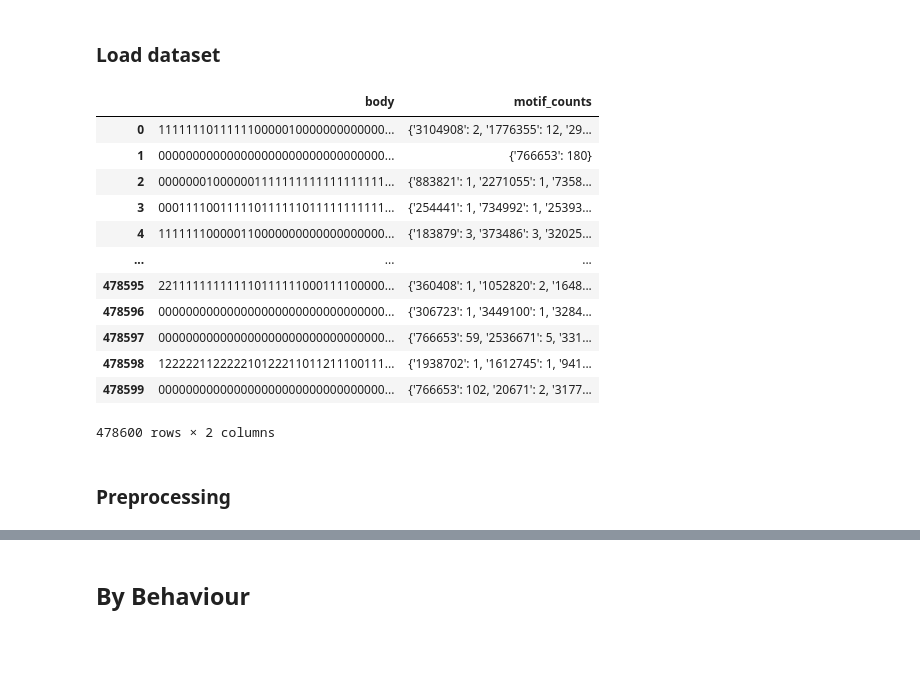
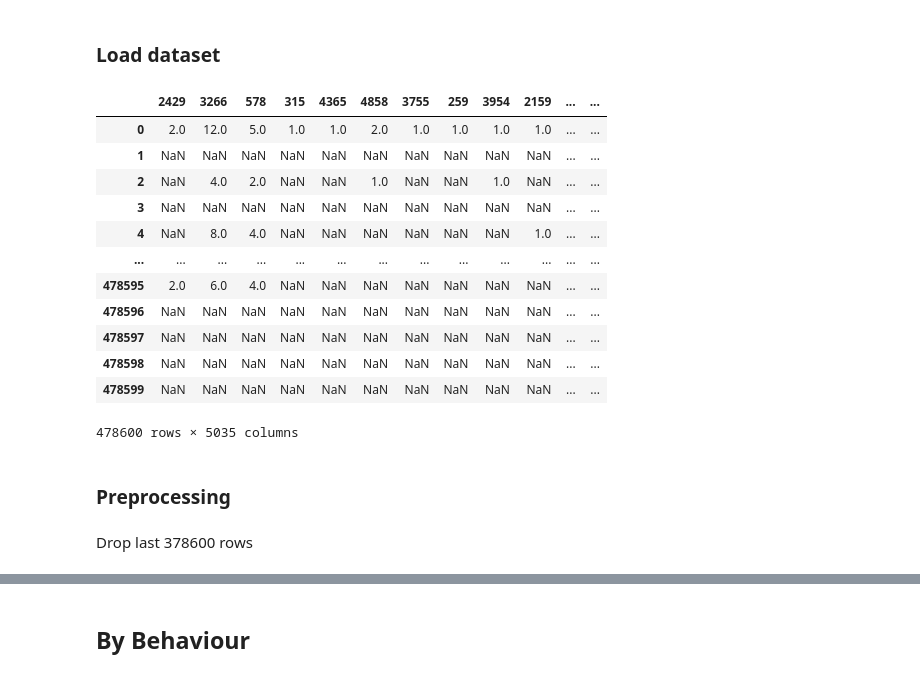
Before and after one commit to cameronstackhouse/exploring-the-design-space-of-artificial-life, a Jupyter notebook: results.ipynb, the cells around one changed output, grey strips where cells are left out. Cells and saved outputs as stored; diff of their text form; code cells hidden in the pictures; blank space fills up the shorter version.

Commit message:
update results to cluster motifs

```diff
--- a/results.ipynb
+++ b/results.ipynb
@@ -89,26 +88,32 @@ from sklearn.model_selection import train_test_split#
 # %%
 f = open("motif_data.json")
 data = json.load(f)
+
+f.close()
 
 motifs = data["motifs"]
 xenobots = data["xenobots"]
 
 df = pd.DataFrame(xenobots)
 
+df = pd.json_normalize(df["motif_counts"])
+
 df
 # %% [output]
-|  | body | motif_counts |
-| 0 | 111111101111110000010000000000000... | {'3104908': 2, '1776355': 12, '29... |
-| 1 | 000000000000000000000000000000000... | {'766653': 180} |
-| 2 | 000000010000001111111111111111111... | {'883821': 1, '2271055': 1, '7358... |
-| 3 | 000111100111110111111011111111111... | {'254441': 1, '734992': 1, '25393... |
-| 4 | 111111100000110000000000000000000... | {'183879': 3, '373486': 3, '32025... |
-| ... | ... | ... |
-| 478595 | 221111111111110111111000111100000... | {'360408': 1, '1052820': 2, '1648... |
-| 478596 | 000000000000000000000000000000000... | {'306723': 1, '3449100': 1, '3284... |
-| 478597 | 000000000000000000000000000000000... | {'766653': 59, '2536671': 5, '331... |
-| 478598 | 122222112222210122211011211100111... | {'1938702': 1, '1612745': 1, '941... |
-| 478599 | 000000000000000000000000000000000... | {'766653': 102, '20671': 2, '3177... |
+|  | 2429 | 3266 | 578 | 315 | 4365 | 4858 | 3755 | 259 | 3954 | 2159 | ... | ... |
+| 0 | 2.0 | 12.0 | 5.0 | 1.0 | 1.0 | 2.0 | 1.0 | 1.0 | 1.0 | 1.0 | ... | ... |
+| 1 | NaN | NaN | NaN | NaN | NaN | NaN | NaN | NaN | NaN | NaN | ... | ... |
+| 2 | NaN | 4.0 | 2.0 | NaN | NaN | 1.0 | NaN | NaN | 1.0 | NaN | ... | ... |
+| 3 | NaN | NaN | NaN | NaN | NaN | NaN | NaN | NaN | NaN | NaN | ... | ... |
+| 4 | NaN | 8.0 | 4.0 | NaN | NaN | NaN | NaN | NaN | NaN | 1.0 | ... | ... |
+| ... | ... | ... | ... | ... | ... | ... | ... | ... | ... | ... | ... | ... |
+| 478595 | 2.0 | 6.0 | 4.0 | NaN | NaN | NaN | NaN | NaN | NaN | NaN | ... | ... |
+| 478596 | NaN | NaN | NaN | NaN | NaN | NaN | NaN | NaN | NaN | NaN | ... | ... |
+| 478597 | NaN | NaN | NaN | NaN | NaN | NaN | NaN | NaN | NaN | NaN | ... | ... |
+| 478598 | NaN | NaN | NaN | NaN | NaN | NaN | NaN | NaN | NaN | NaN | ... | ... |
+| 478599 | NaN | NaN | NaN | NaN | NaN | NaN | NaN | NaN | NaN | NaN | ... | ... |
-478600 rows × 2 columns
+478600 rows × 5035 columns
 # %% [markdown]
 ### Preprocessing
+# %% [markdown]
+Drop last 378600 rows
```
Also changed, not shown: parts of 15 cells of this notebook, 2 other files.
